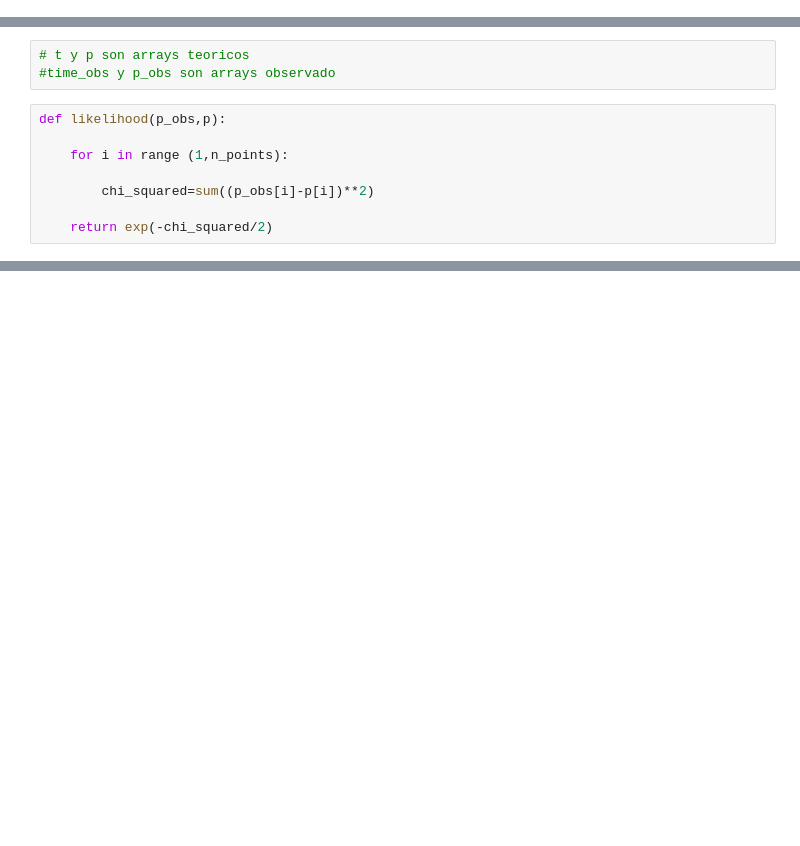
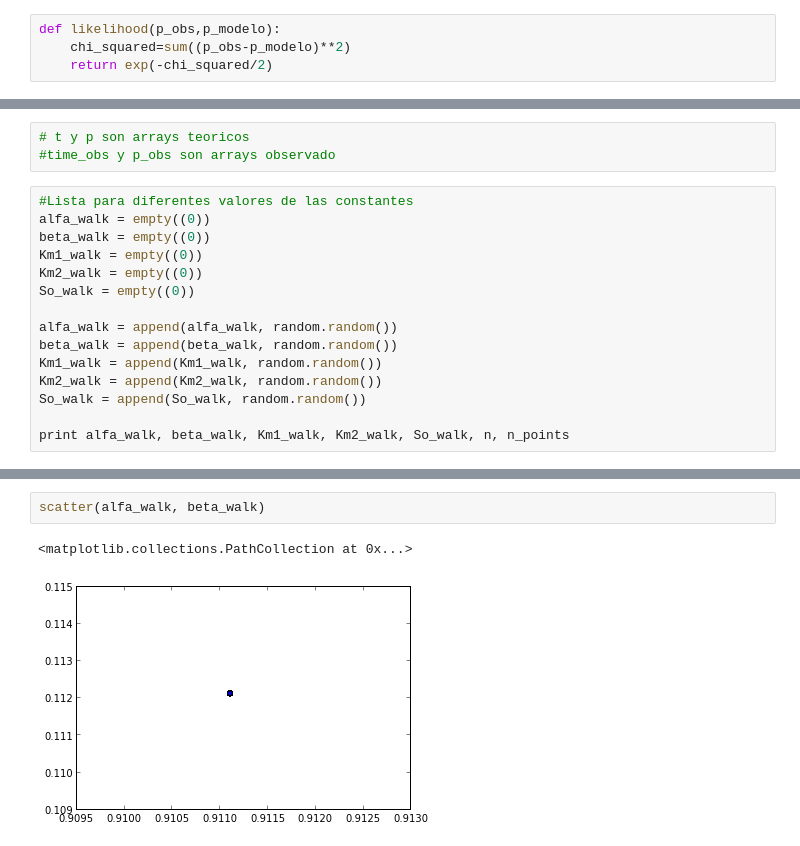
Before and after one commit to nana0220/Tarea_8, a Jupyter notebook: Tarea8.ipynb, the cells around one changed output, grey strips where cells are left out. Drawn from its saved outputs; the diff is of its cells as text; blank space fills up the shorter version.

```diff
--- a/Tarea8.ipynb
+++ b/Tarea8.ipynb
@@ -54 +20,5 @@ print n_points
+# %%
+def likelihood(p_obs,p_modelo):
+    chi_squared=sum((p_obs-p_modelo)**2)
+    return exp(-chi_squared/2)
 # %%
@@ -92,11 +67,18 @@ plt.ylabel('p(t)')
 # %%
 # t y p son arrays teoricos
 #time_obs y p_obs son arrays observado
-# %%
-def likelihood(p_obs,p):
-
-    for i in range (1,n_points):
-
-        chi_squared=sum((p_obs[i]-p[i])**2)
-
-    return exp(-chi_squared/2)
+# %%
+#Lista para diferentes valores de las constantes
+alfa_walk = empty((0))
+beta_walk = empty((0))
+Km1_walk = empty((0))
+Km2_walk = empty((0))
+So_walk = empty((0))
+
+alfa_walk = append(alfa_walk, random.random())
+beta_walk = append(beta_walk, random.random())
+Km1_walk = append(Km1_walk, random.random())
+Km2_walk = append(Km2_walk, random.random())
+So_walk = append(So_walk, random.random())
+
+print alfa_walk, beta_walk, Km1_walk, Km2_walk, So_walk, n, n_points
@@ -102,0 +157,5 @@ def likelihood(p_obs,p):
+# %%
+scatter(alfa_walk, beta_walk)
+# %% [output]
+<matplotlib.collections.PathCollection at 0x...>
+[figure, added]
```
Also changed, not shown: parts of 11 cells of this notebook.
